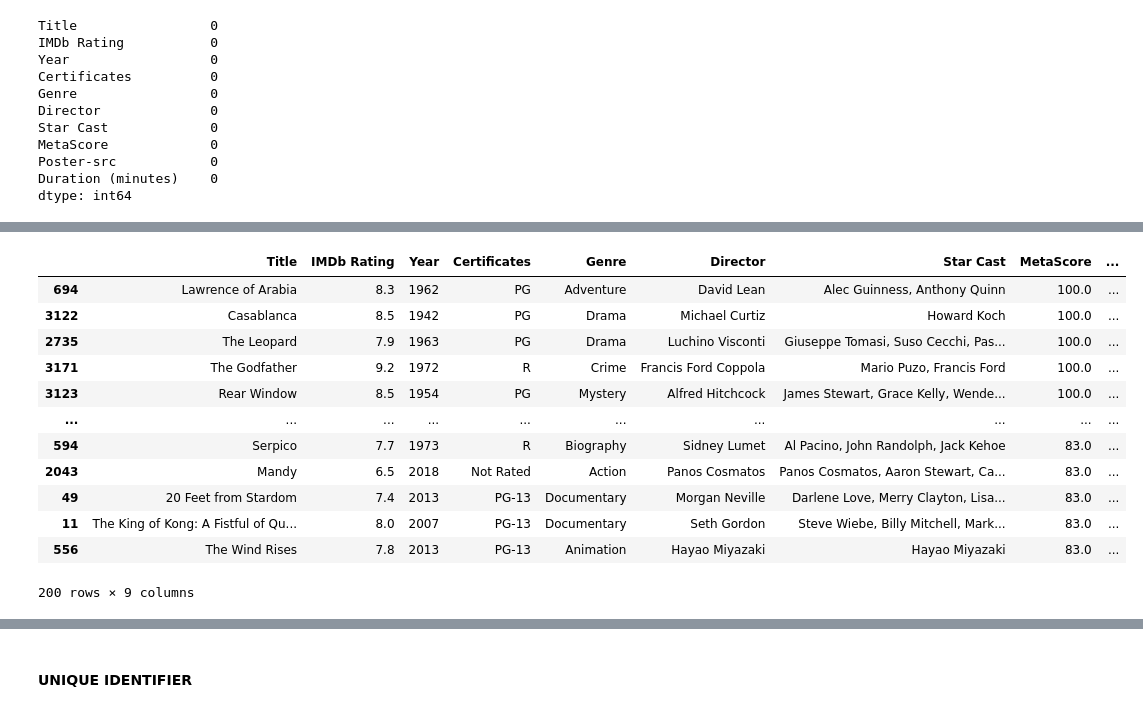
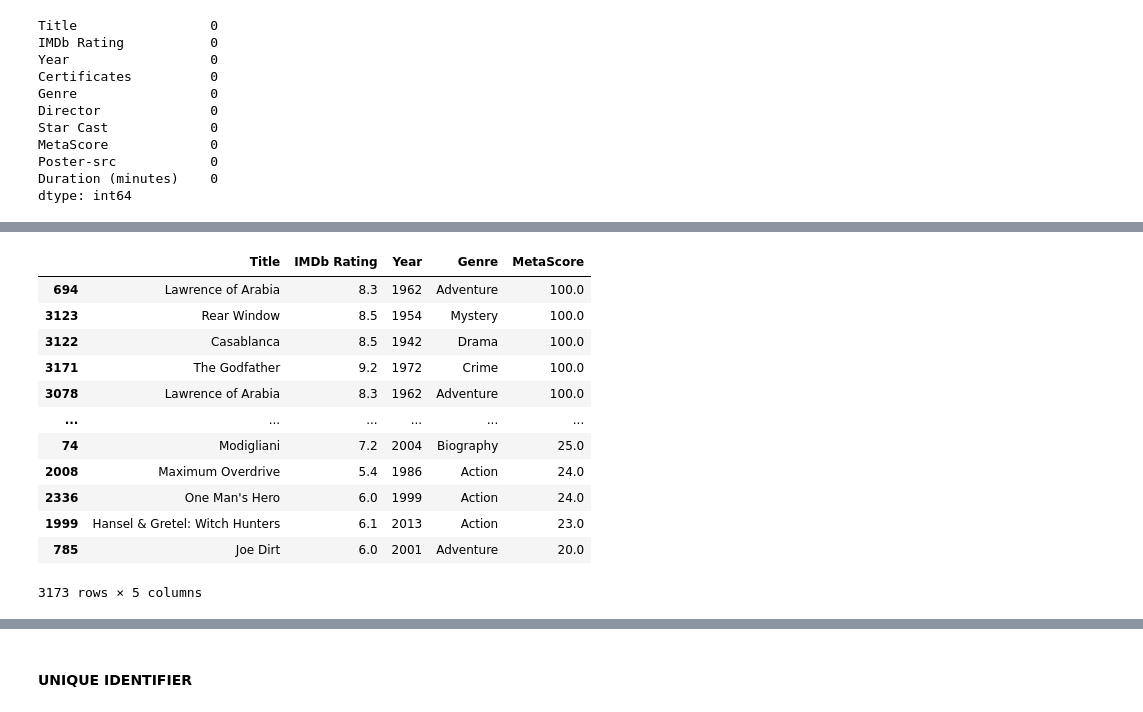
Before and after one commit to wayneflossien/102-final-project, a Jupyter notebook: 102-final_project.ipynb, the cells around one changed output, grey strips where cells are left out. Drawn from its saved outputs; the diff is of its cells as text; code cells hidden in the pictures.

```diff
--- a/102-final_project.ipynb
+++ b/102-final_project.ipynb
@@ -163,3 +138,3 @@ dtype: int64
 # %%
-# Drop Poster-src as it won't be used
-df2 = df2.drop('Poster-src', axis=1)
+# Drop columns that are not needed for the analysis
+df = df.drop(['Certificates', 'Director','Star Cast','Poster-src','Duration (minutes)'], axis=1)
@@ -434,22 +233,19 @@ plt.show()
 # %%
 # Sort by MetaScore from highest to lowest
-df2_sortedmeta = df2.sort_values(by='MetaScore', ascending=False)
+df_sortedmeta = df.sort_values(by='MetaScore', ascending=False)
 
-# Display the top 200 MetaScore Movies
-df2_sortedmeta200 = df2_sortedmeta.head(200)
-
-df2_sortedmeta200
+df_sortedmeta
 # %% [output]
-|  | Title | IMDb Rating | Year | Certificates | Genre | Director | Star Cast | MetaScore | ... |
-| 694 | Lawrence of Arabia | 8.3 | 1962 | PG | Adventure | David Lean | Alec Guinness, Anthony Quinn | 100.0 | ... |
-| 3122 | Casablanca | 8.5 | 1942 | PG | Drama | Michael Curtiz | Howard Koch | 100.0 | ... |
-| 2735 | The Leopard | 7.9 | 1963 | PG | Drama | Luchino Visconti | Giuseppe Tomasi, Suso Cecchi, Pas... | 100.0 | ... |
-| 3171 | The Godfather | 9.2 | 1972 | R | Crime | Francis Ford Coppola | Mario Puzo, Francis Ford | 100.0 | ... |
-| 3123 | Rear Window | 8.5 | 1954 | PG | Mystery | Alfred Hitchcock | James Stewart, Grace Kelly, Wende... | 100.0 | ... |
-| ... | ... | ... | ... | ... | ... | ... | ... | ... | ... |
-| 594 | Serpico | 7.7 | 1973 | R | Biography | Sidney Lumet | Al Pacino, John Randolph, Jack Kehoe | 83.0 | ... |
-| 2043 | Mandy | 6.5 | 2018 | Not Rated | Action | Panos Cosmatos | Panos Cosmatos, Aaron Stewart, Ca... | 83.0 | ... |
-| 49 | 20 Feet from Stardom | 7.4 | 2013 | PG-13 | Documentary | Morgan Neville | Darlene Love, Merry Clayton, Lisa... | 83.0 | ... |
-| 11 | The King of Kong: A Fistful of Qu... | 8.0 | 2007 | PG-13 | Documentary | Seth Gordon | Steve Wiebe, Billy Mitchell, Mark... | 83.0 | ... |
-| 556 | The Wind Rises | 7.8 | 2013 | PG-13 | Animation | Hayao Miyazaki | Hayao Miyazaki | 83.0 | ... |
+|  | Title | IMDb Rating | Year | Genre | MetaScore |
+| 694 | Lawrence of Arabia | 8.3 | 1962 | Adventure | 100.0 |
+| 3123 | Rear Window | 8.5 | 1954 | Mystery | 100.0 |
+| 3122 | Casablanca | 8.5 | 1942 | Drama | 100.0 |
+| 3171 | The Godfather | 9.2 | 1972 | Crime | 100.0 |
+| 3078 | Lawrence of Arabia | 8.3 | 1962 | Adventure | 100.0 |
+| ... | ... | ... | ... | ... | ... |
+| 74 | Modigliani | 7.2 | 2004 | Biography | 25.0 |
+| 2008 | Maximum Overdrive | 5.4 | 1986 | Action | 24.0 |
+| 2336 | One Man's Hero | 6.0 | 1999 | Action | 24.0 |
+| 1999 | Hansel & Gretel: Witch Hunters | 6.1 | 2013 | Action | 23.0 |
+| 785 | Joe Dirt | 6.0 | 2001 | Adventure | 20.0 |
-200 rows × 9 columns
+3173 rows × 5 columns
```
Also changed, not shown: parts of 78 cells of this notebook.
